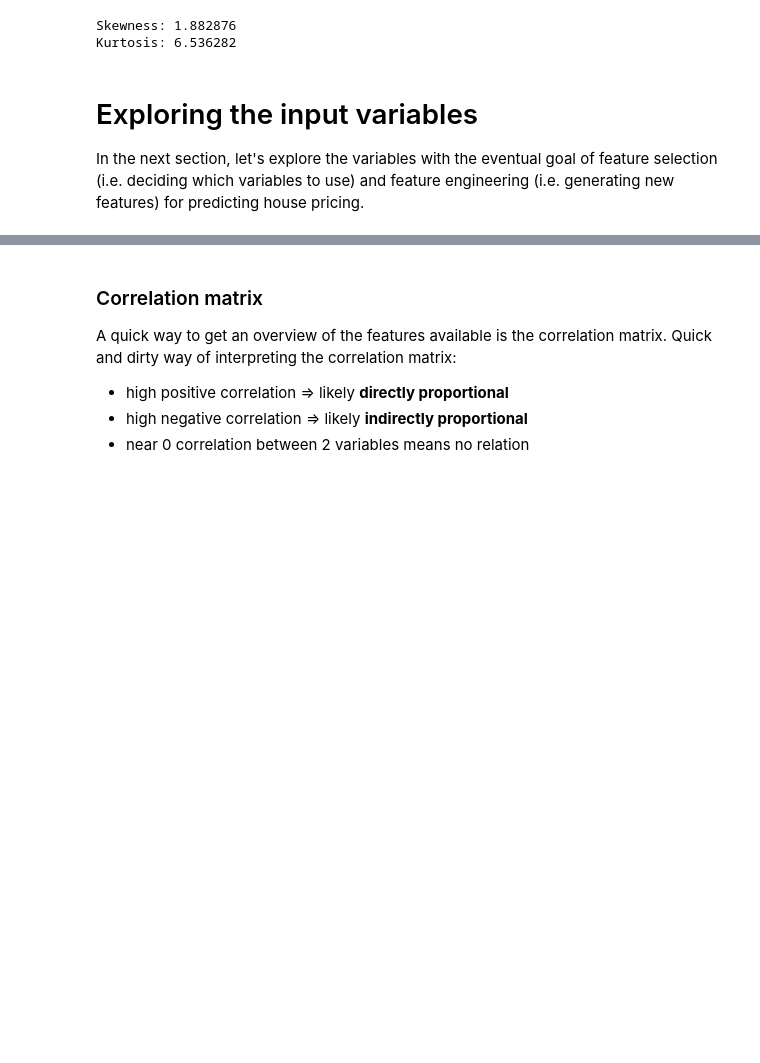
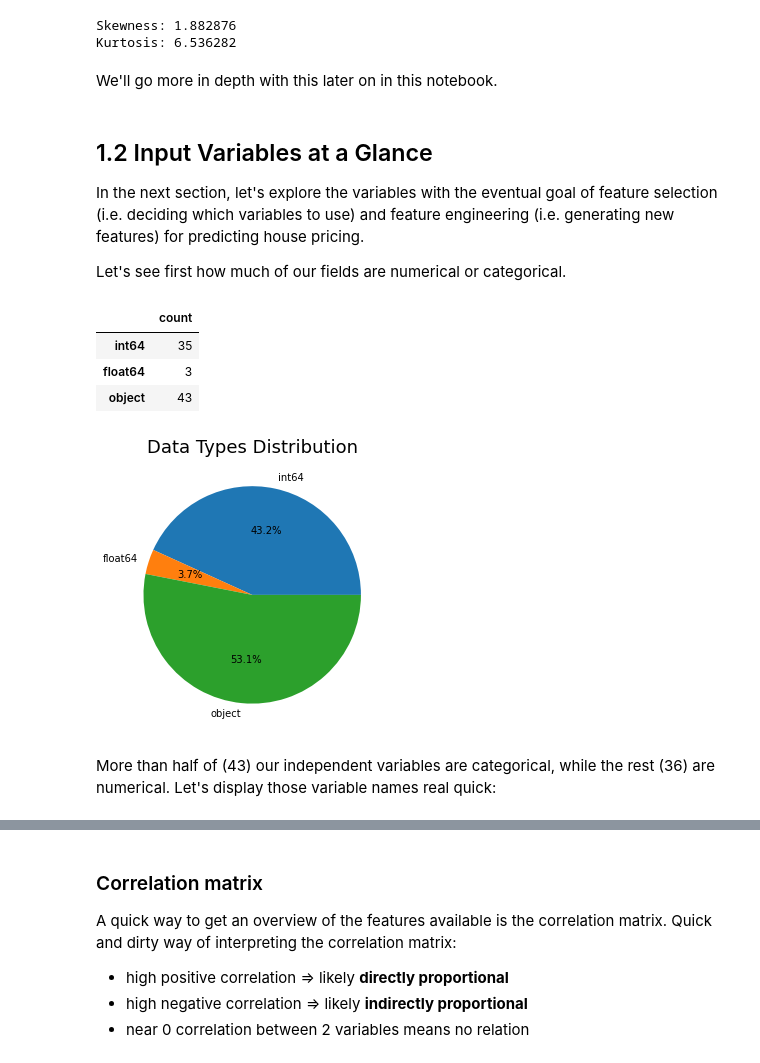
Before and after one commit to jrili/kaggle-house-prices, a Jupyter notebook: house-prices-regression.ipynb, the cells around one changed output, grey strips where cells are left out. Cells and saved outputs as stored; diff of their text form; code cells hidden in the pictures; blank space fills up the shorter version.

```diff
--- a/house-prices-regression.ipynb
+++ b/house-prices-regression.ipynb
@@ -65,6 +79,25 @@ print("Kurtosis: %f" % (train_df['SalePrice'].kurt()))
 # %% [output]
 Skewness: 1.882876
 Kurtosis: 6.536282
+# %% [markdown]
+We'll go more in depth with this later on in this notebook.
 # %% [markdown]
-# Exploring the input variables
+## 1.2 Input Variables at a Glance
 In the next section, let's explore the variables with the eventual goal of feature selection (i.e. deciding which variables to use) and feature engineering (i.e. generating new features) for predicting house pricing.
+
+Let's see first how much of our fields are numerical or categorical.
+# %%
+dtypes, counts = np.unique(train_df.dtypes.values, return_counts=True)
+dtypes_df = pd.DataFrame(data={'count':counts}, index=dtypes)
+ax = dtypes_df.plot.pie(y='count', figsize=(5,5), legend=False, autopct='%1.1f%%')
+ax.set_ylabel('')
+ax.set_title('Data Types Distribution', fontsize=18);
+dtypes_df.head()
+# %% [output]
+|  | count |
+| int64 | 35 |
+| float64 | 3 |
+| object | 43 |
+[figure, added]
+# %% [markdown]
+More than half of (43) our independent variables are categorical, while the rest (36) are numerical. Let's display those variable names real quick:
```
Also changed, not shown: parts of 50 cells of this notebook.
